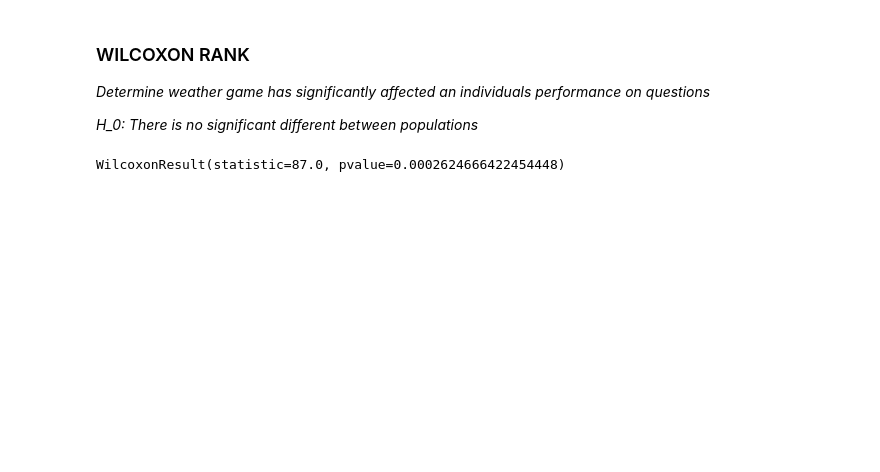
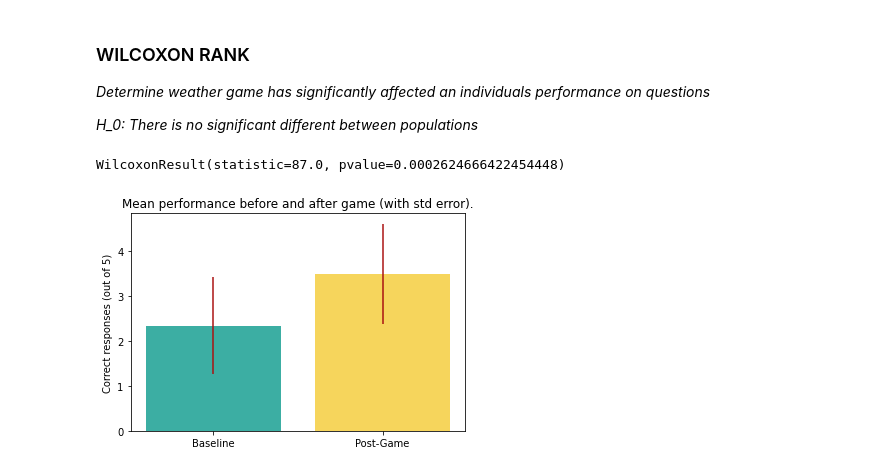
Before and after one commit to HeathArhturLouis/TopSecret, a Jupyter notebook: new_stats.ipynb, the cells around one changed output. Cells and saved outputs as stored; diff of their text form; code cells hidden in the pictures; blank space fills up the shorter version.

```diff
--- a/new_stats.ipynb
+++ b/new_stats.ipynb
@@ -110,3 +158,17 @@ Ttest_indResult(statistic=1.3005442373195382, pvalue=0.20167873671208875)
 damned_lies.wilcoxon(wilcoxon["Baseline"], wilcoxon["Postgame"])
 # %% [output]
 WilcoxonResult(statistic=87.0, pvalue=0.0002624666422454448)
+# %%
+plt.bar(
+    [0, 1],
+    [np.mean(wilcoxon["Baseline"]), np.mean(wilcoxon["Postgame"])],
+    color=['#3CAEA3','#F6D55C'],
+    yerr=[np.std(a) for a in [wilcoxon["Baseline"], wilcoxon["Postgame"]]],
+    tick_label=['Baseline','Post-Game'],
+    ecolor='#AA1111')
+
+plt.title("Mean performance before and after game (with std error).")
+plt.ylabel('Correct responses (out of 5)')
+plt.show()
+# %% [output]
+[figure, added]
```
Also changed, not shown: parts of 5 cells of this notebook.
